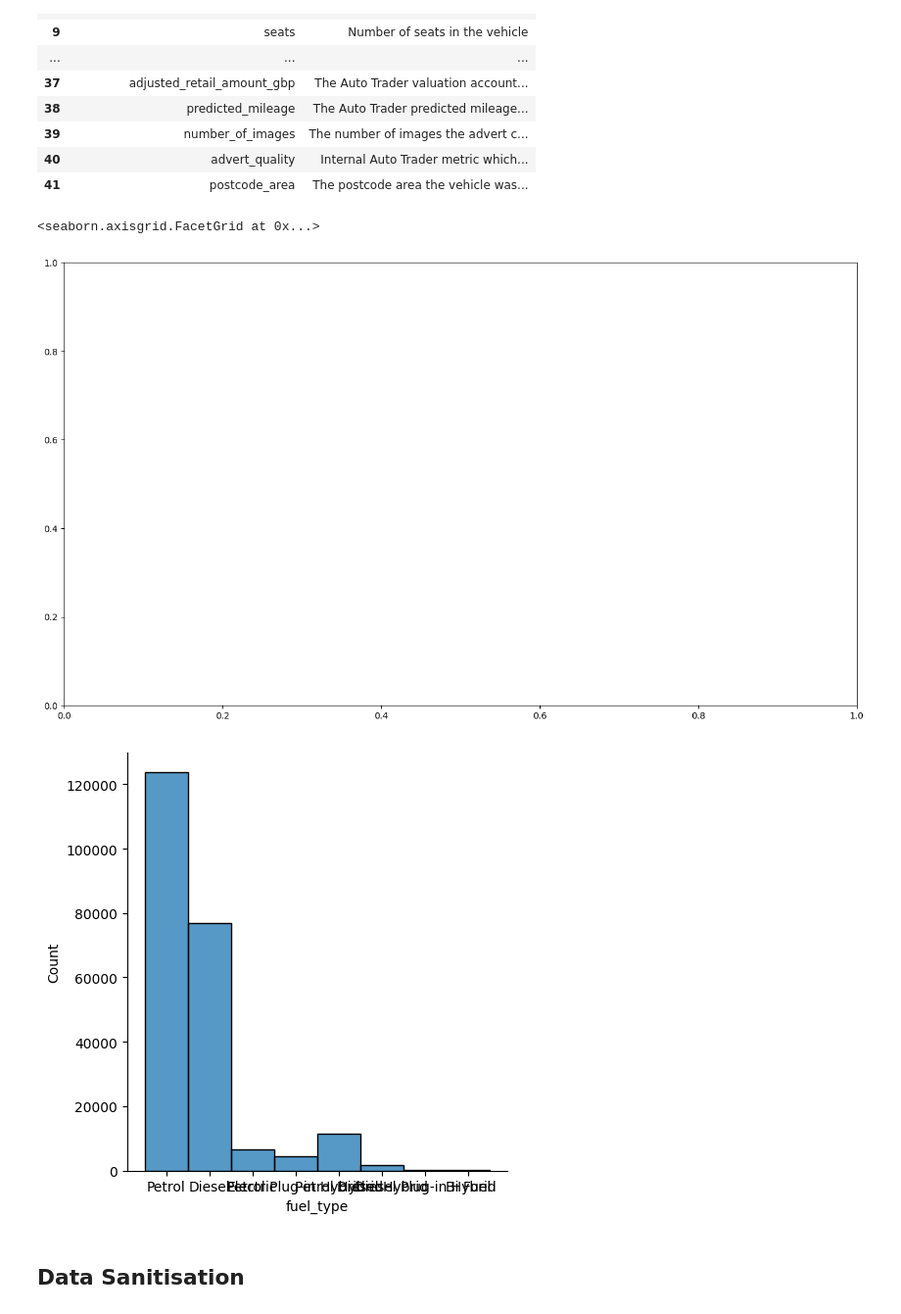
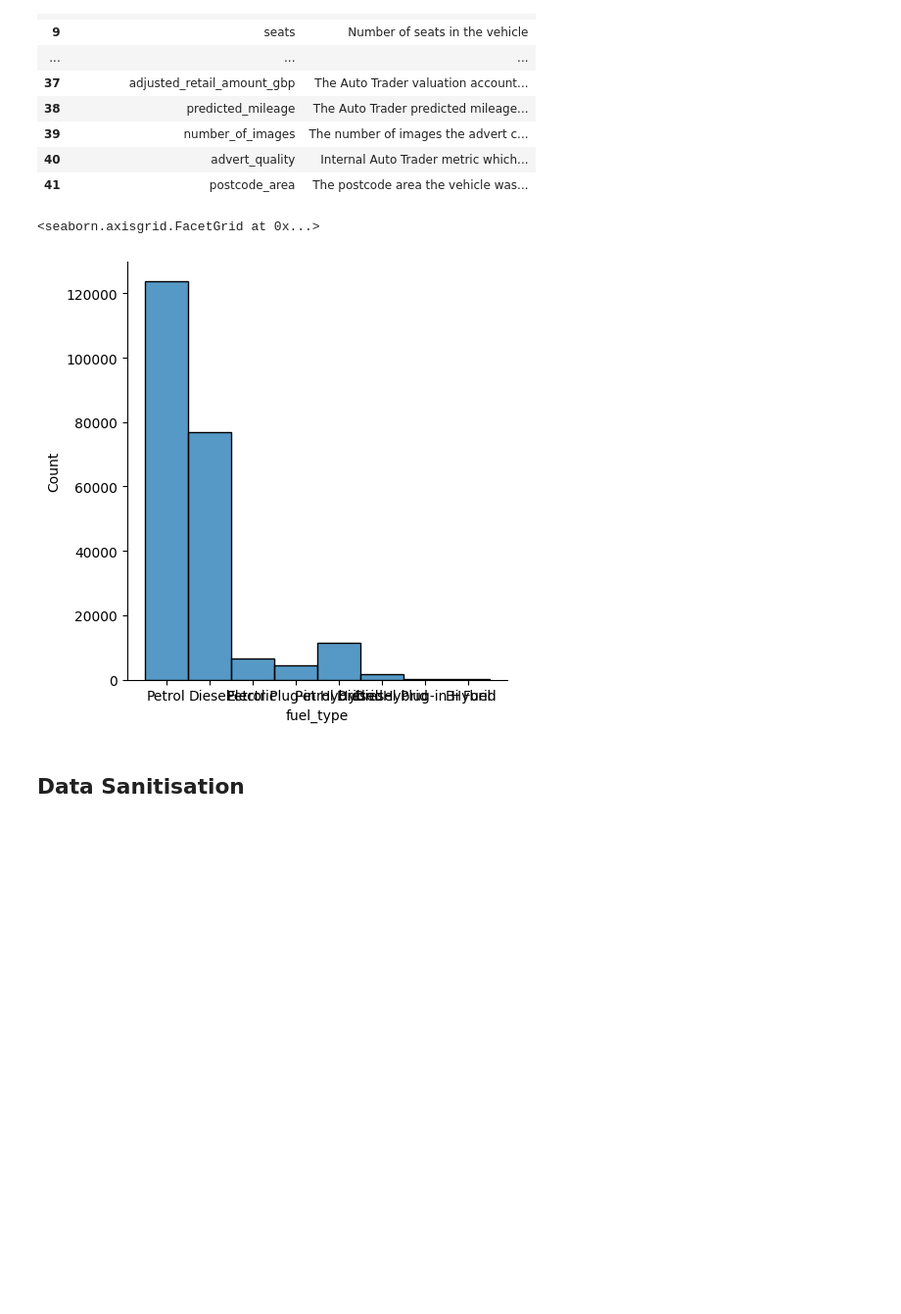
Before and after one commit to pottsy88/Autotrader-ML-Challenge, a Jupyter notebook: DTR.ipynb, the cells around one changed output. Shown: that part at 98% size. Drawn from its saved outputs; the diff is of its cells as text; code cells hidden in the pictures; blank space fills up the shorter version.

```diff
--- a/DTR.ipynb
+++ b/DTR.ipynb
@@ -51,13 +53,10 @@ category_descriptions.head(1000)
 | 40 | advert_quality | Internal Auto Trader metric which... |
 | 41 | postcode_area | The postcode area the vehicle was... |
 # %%
-fig, axs = plt.subplots(1, figsize=(16, 9))
-
-sns.displot(data=df, x='fuel_type', ax=axs)
+sns.displot(data=df, x='fuel_type')
 # %% [output]
 <seaborn.axisgrid.FacetGrid at 0x...>
-[figure, old version]
+[figure, new version]
-[figure, removed]
 # %% [markdown]
 ## Data Sanitisation
 # %% [markdown]
```
Also changed, not shown: parts of 7 cells of this notebook.
